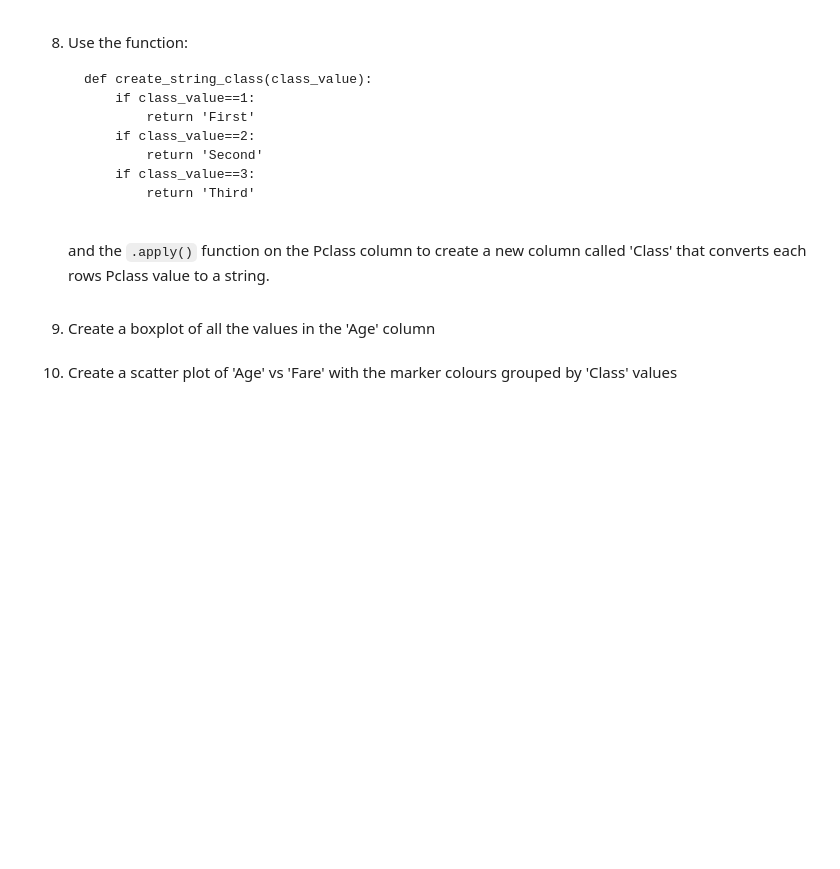
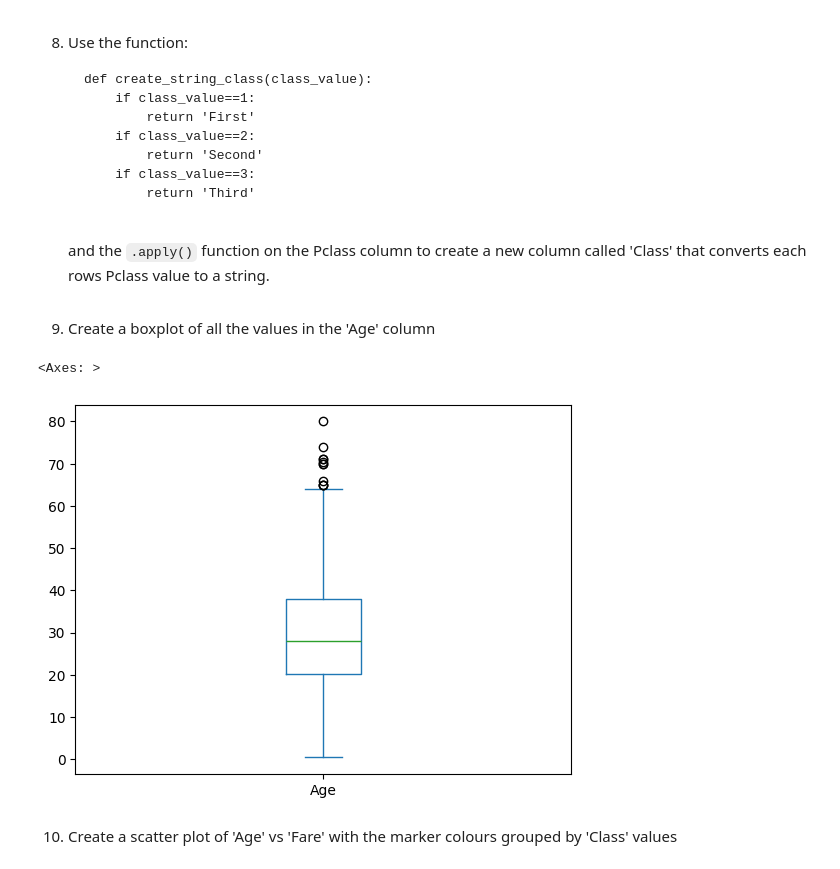
Before and after one commit to ProGoober/ai-work-experience-2025, a Jupyter notebook: pandas/Introduction_to_Pandas.ipynb, the cells around one changed output. Drawn from its saved outputs; the diff is of its cells as text; code cells hidden in the pictures; blank space fills up the shorter version.

```diff
--- a/pandas/Introduction_to_Pandas.ipynb
+++ b/pandas/Introduction_to_Pandas.ipynb
@@ -702,7 +702,7 @@ Work through the exercises below to investigate the Titanic data!
 1) Import the Titanic dataset. It has the path 'Titanic.csv'
 # %%
 # Import Titanic Dataset
-titan = pd.read_csv("Titanic.csv")
+titanic = pd.read_csv("Titanic.csv")
 # %% [markdown]
 2) Display the first 10 rows of the dataset
 # %% [markdown]
@@ -730,6 +741,7 @@ titan.head(10)
 4. Add together the number of 'Sibling/Spouses' to the number of 'Parents/Children' to create a new column called 'FamilyMembers'
 # %%
 # Create 'FamilyMembers' column
+titanic["FamilyMembers"] = titanic["SibSp"] + titanic["Parch"]
 # %% [markdown]
 5. Return the value found at the 120th row of the 'Age' column in the dataset
 # %%
@@ -762,7 +797,21 @@ titan.head(10)
+# %%
+# Create a Class column
+def create_string_class(class_value):
+        if class_value==1:
+            return 'First'
+        if class_value==2:
+            return 'Second'
+        if class_value==3:
+            return 'Third'
+titanic["Class"] = titanic["Pclass"].apply(create_string_class)
 # %% [markdown]
 9. Create a boxplot of all the values in the 'Age' column
 # %%
 # Create a boxplot of Age
+titanic["Age"].plot(kind = "box")
+# %% [output]
+<Axes: >
+[figure, added]
 # %% [markdown]
 10. Create a scatter plot of 'Age' vs 'Fare' with the marker colours grouped by 'Class' values
 # %%
```
Also changed, not shown: parts of 9 cells of this notebook, 3 other files.
